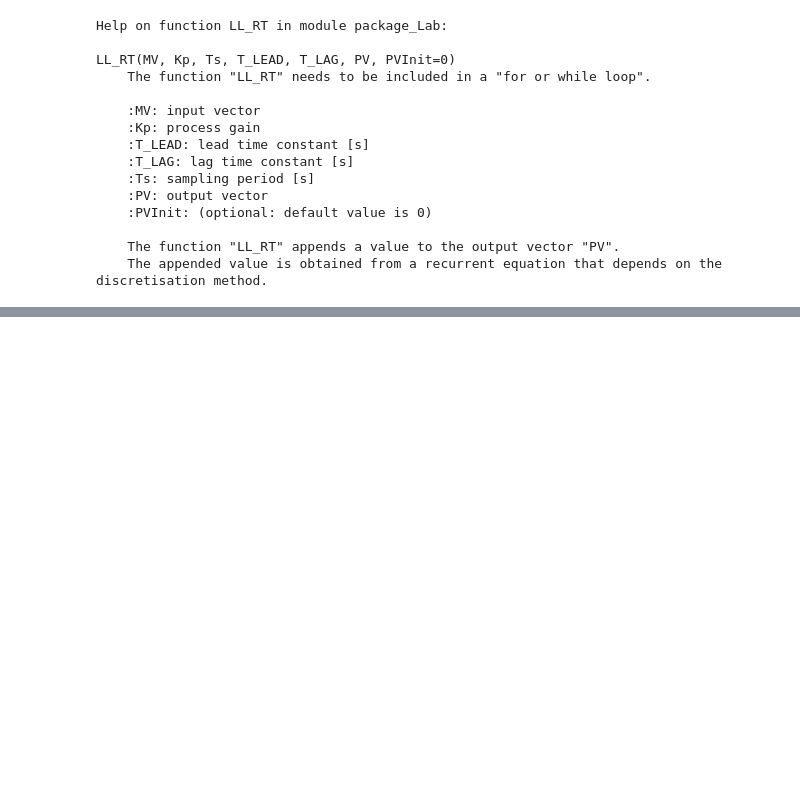
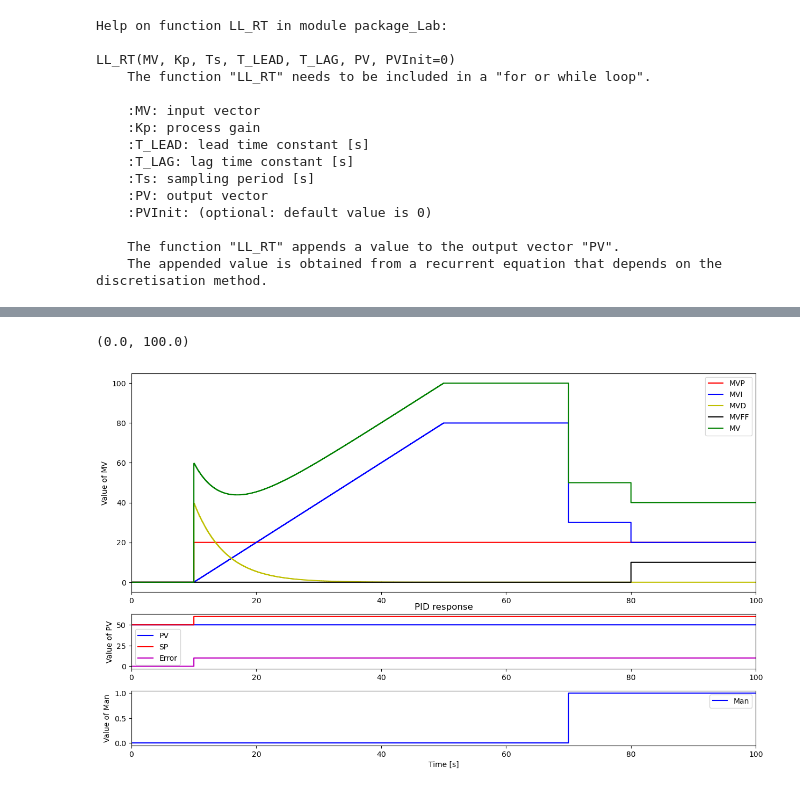
Before and after one commit to MSuiram/Labo_ControlTheory, a Jupyter notebook: package_Lab.ipynb, the cells around one changed output, grey strips where cells are left out. Drawn from its saved outputs; the diff is of its cells as text; code cells hidden in the pictures; blank space fills up the shorter version.

```diff
--- a/package_Lab.ipynb
+++ b/package_Lab.ipynb
@@ -77,0 +99,71 @@ plt.xlim([0, TSim])
+# %%
+TSim = 100
+Ts = 0.1
+N = int(TSim/Ts) + 1
+
+# Path
+SPPath = {0: 50, 10: 60,TSim: 60}
+PVPath = {0: 50, TSim: 50}
+ManPath = {0: False, 70:True, TSim:True}
+MVManPath = {0: 0, 70: 50, TSim: 50}
+MVFFPath= {0:0,80:10,TSim:10}
+
+t = []
+SP = []
+MV = []
+MVFF = []
+MVMan = []
+MVP = []
+MVI = []
+MVD = []
+PV = []
+E = []
+Man = []
+
+# Parameters
+Kc = 2
+Ti = 10
+Td = 10
+alpha = 0.5
+MVMin = 0
+MVMax = 100
+ManFF = False
+
+# MV is created from MVPath
+for i in range(0,N):
+    t.append(i*Ts)
+    SelectPath_RT(SPPath,t,SP)
+    SelectPath_RT(PVPath,t,PV)
+    SelectPath_RT(ManPath,t,Man)
+    SelectPath_RT(MVManPath,t,MVMan)
+    SelectPath_RT(MVFFPath,t,MVFF)
+    PID_RT(SP,PV,Man,MVMan,MVFF,Kc,Ti,Td,alpha,Ts,MVMin,MVMax,MV,MVP,MVI,MVD,E,ManFF,PVInit=50,methode='TRAP-TRAP')
+
+fig, axs = plt.subplots(3, 1, figsize=(15,9),
+                        gridspec_kw={'height_ratios': [4, 1, 1]})
+
+axs[0].step(t, MVP, 'r-', label='MVP', where='post')
+axs[0].step(t, MVI, 'b-', label='MVI', where='post')
+axs[0].step(t, MVD, 'y-', label='MVD', where='post')
+axs[0].step(t, MVFF, 'k-', label='MVFF', where='post')
+axs[0].step(t, MV, 'g-', label='MV', where='post')
+axs[0].set_ylabel('Value of MV')
+axs[0].legend(loc='best')
+axs[0].set_xlim([0, TSim])
+
+axs[1].step(t, PV, 'b-', label='PV', where='post')
+axs[1].step(t, SP, 'r-', label='SP', where='post')
+axs[1].step(t, E, 'm-', label='Error', where='post')
+axs[1].set_ylabel('Value of PV')
+axs[1].set_title('PID response')
+axs[1].legend(loc='best')
+axs[1].set_xlim([0, TSim])
+
+axs[2].step(t, Man, 'b-', label='Man', where='post')
+axs[2].set_ylabel('Value of Man')
+axs[2].set_xlabel('Time [s]')
+axs[2].legend(loc='best')
+axs[2].set_xlim([0, TSim])
+# %% [output]
+(0.0, 100.0)
+[figure, added]
```
Also changed, not shown: parts of 5 cells of this notebook, 1 other file.
